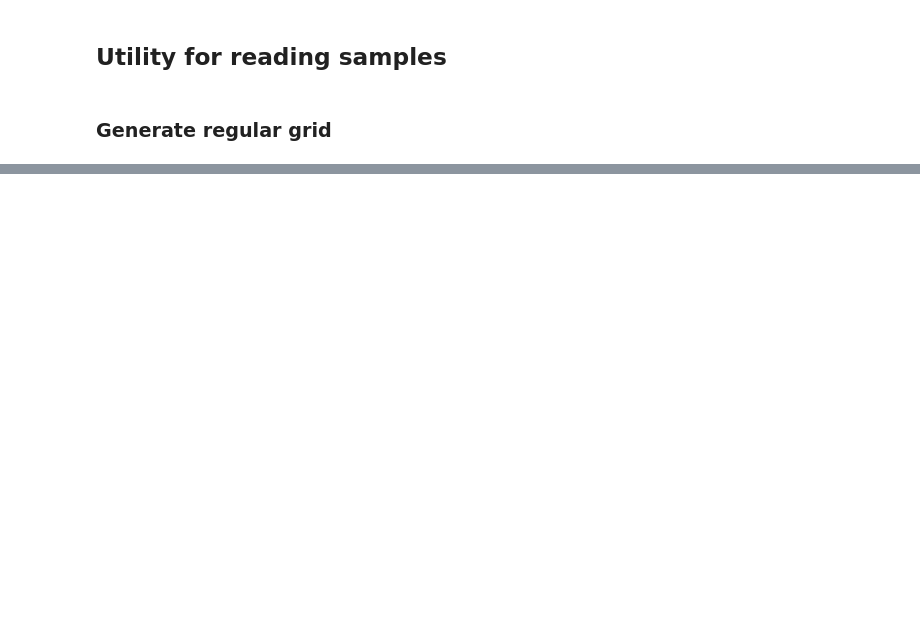
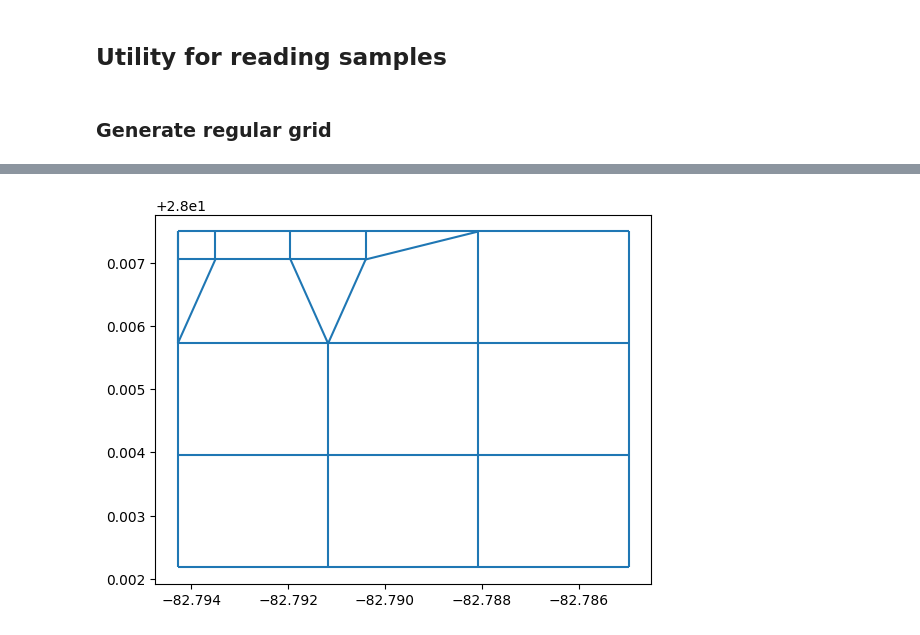
Before and after one commit to Deltares/MeshKernelPy, a Jupyter notebook: docs/examples/15_mesh2d_refinement_casulli_based_on_depths.ipynb, the cells around one changed output, grey strips where cells are left out. Saved outputs shown, nothing was run; the diff lists cells and outputs as text; code cells hidden in the pictures; blank space fills up the shorter version.

```diff
--- a/docs/examples/15_mesh2d_refinement_casulli_based_on_depths.ipynb
+++ b/docs/examples/15_mesh2d_refinement_casulli_based_on_depths.ipynb
@@ -183,0 +193,6 @@ mk.mesh2d_get().plot_edges(ax=ax, linewidth=1)
+# %%
+mesh2d_refined = mk.mesh2d_get()
+fig, ax = plt.subplots()
+mesh2d_refined.plot_edges(ax)
+# %% [output]
+[figure, added]
```
Also changed, not shown: parts of 22 cells of this notebook.
